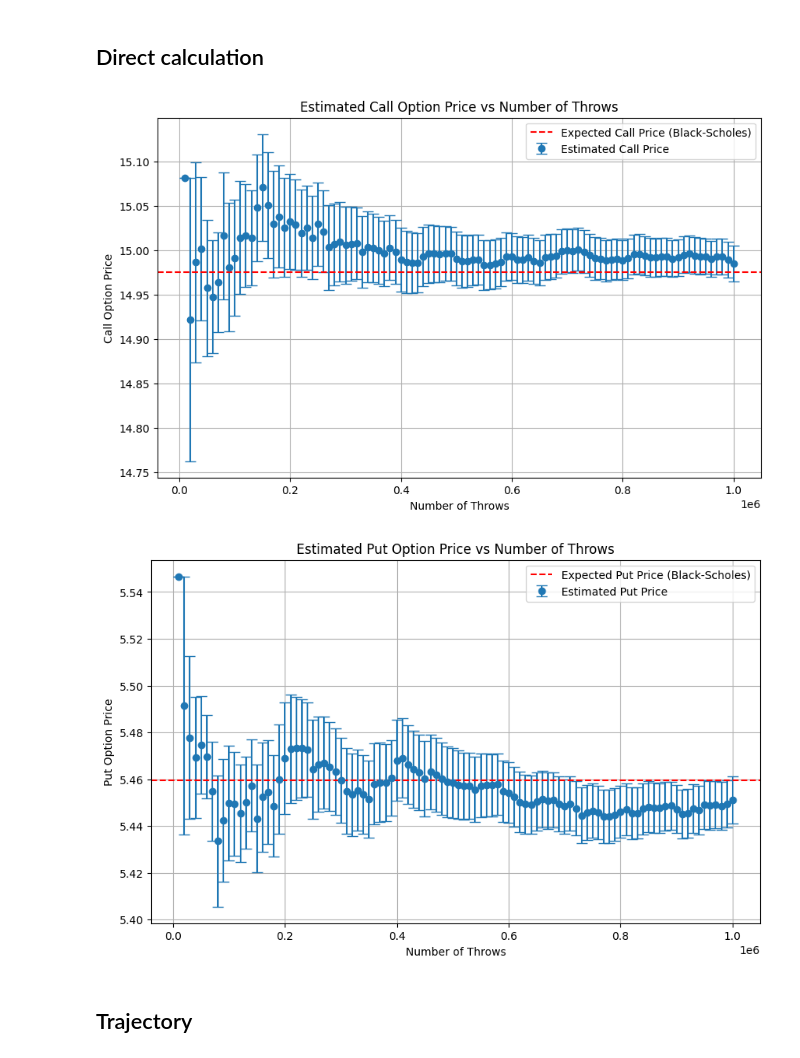
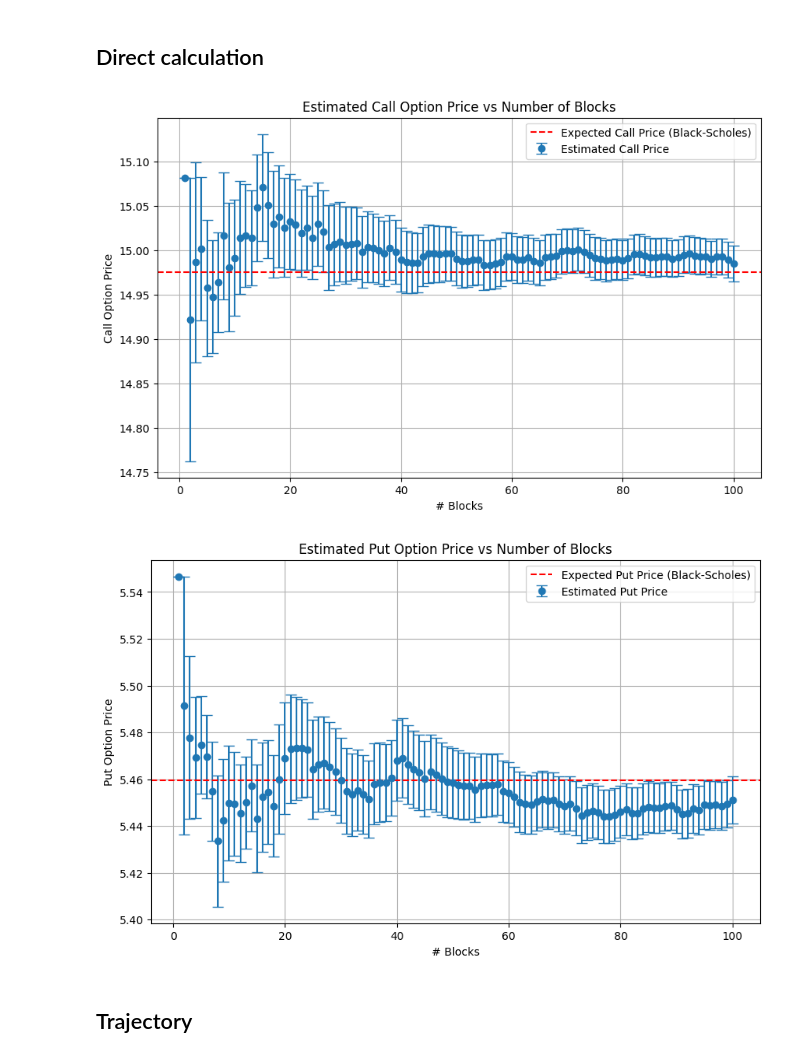
Before and after one commit to giuliagogna/NumericalSimulationLaboratory, a Jupyter notebook: Lab03/analysis3.ipynb, the cells around one changed output. Drawn from its saved outputs; the diff is of its cells as text; code cells hidden in the pictures.

Commit message:
Restructure exercise 3 with data blocking class

```diff
--- a/Lab03/analysis/analysis3.ipynb
+++ b/Lab03/analysis3.ipynb
@@ -1,5 +1,5 @@
 # %%
-file_path = "../outputs/"
+file_path = "outputs/"
 # %% [markdown]
 # Analysis exercise 3
 # %% [markdown]
@@ -33,31 +33,31 @@ expected_call_price, expected_put_price = black_scholes(S0, K, T, r, sigma)
 # %% [markdown]
 ## Direct calculation
 # %%
-throws, call_price, error_call_price, put_price, error_put_price = np.loadtxt(file_path + "output_direct_03.dat", unpack=True)
+throws, blocks, call_price, error_call_price, put_price, error_put_price = np.loadtxt(file_path + "output_direct_03.dat", unpack=True)
 # %%
 plt.figure(figsize=(10, 6))
-plt.errorbar(throws, call_price, yerr=error_call_price, fmt='o', label='Estimated Call Price', capsize=5)
+plt.errorbar(blocks, call_price, yerr=error_call_price, fmt='o', label='Estimated Call Price', capsize=5)
 plt.axhline(expected_call_price, color='r', linestyle='--', label='Expected Call Price (Black-Scholes)')
-plt.xlabel('Number of Throws')
+plt.xlabel('# Blocks')
 plt.ylabel('Call Option Price')
-plt.title('Estimated Call Option Price vs Number of Throws')
+plt.title('Estimated Call Option Price vs Number of Blocks')
 plt.legend()
 plt.grid()
 plt.show()
 # %% [output]
-[figure, old version]
+[figure, new version]
 # %%
 plt.figure(figsize=(10, 6))
-plt.errorbar(throws, put_price, yerr=error_put_price, fmt='o', label='Estimated Put Price', capsize=5)
+plt.errorbar(blocks, put_price, yerr=error_put_price, fmt='o', label='Estimated Put Price', capsize=5)
 plt.axhline(expected_put_price, color='r', linestyle='--', label='Expected Put Price (Black-Scholes)')
-plt.xlabel('Number of Throws')
+plt.xlabel('# Blocks')
 plt.ylabel('Put Option Price')
-plt.title('Estimated Put Option Price vs Number of Throws')
+plt.title('Estimated Put Option Price vs Number of Blocks')
 plt.legend()
 plt.grid()
 plt.show()
 # %% [output]
-[figure, old version]
+[figure, new version]
 # %% [markdown]
 ## Trajectory
 # %%
```
Also changed, not shown: 3 other files.
